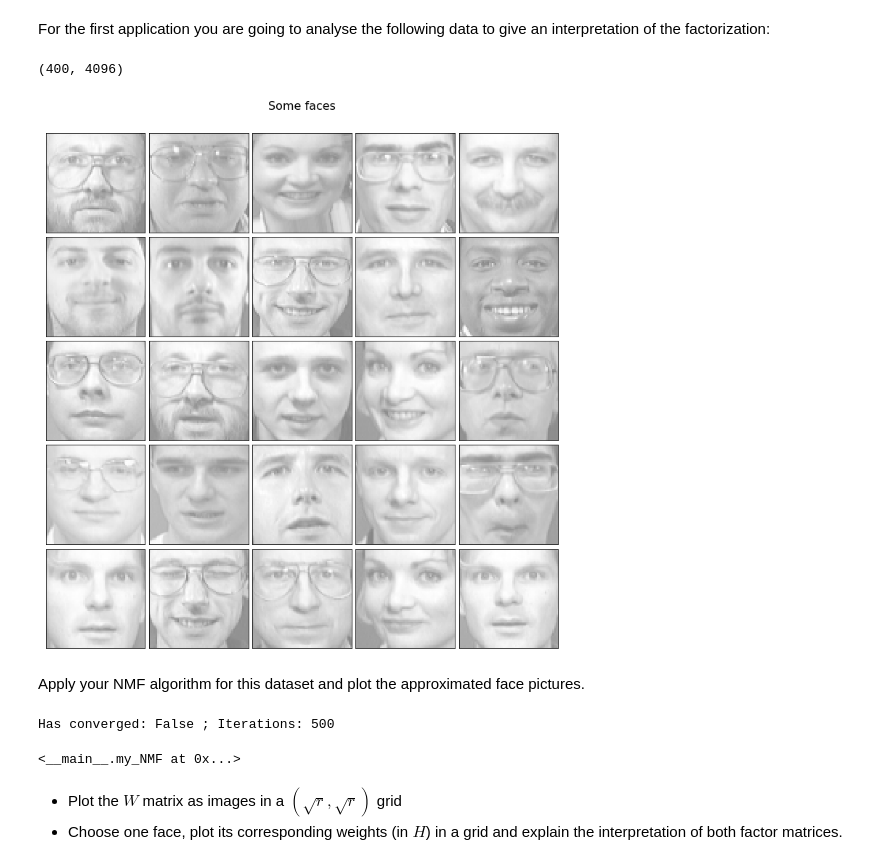
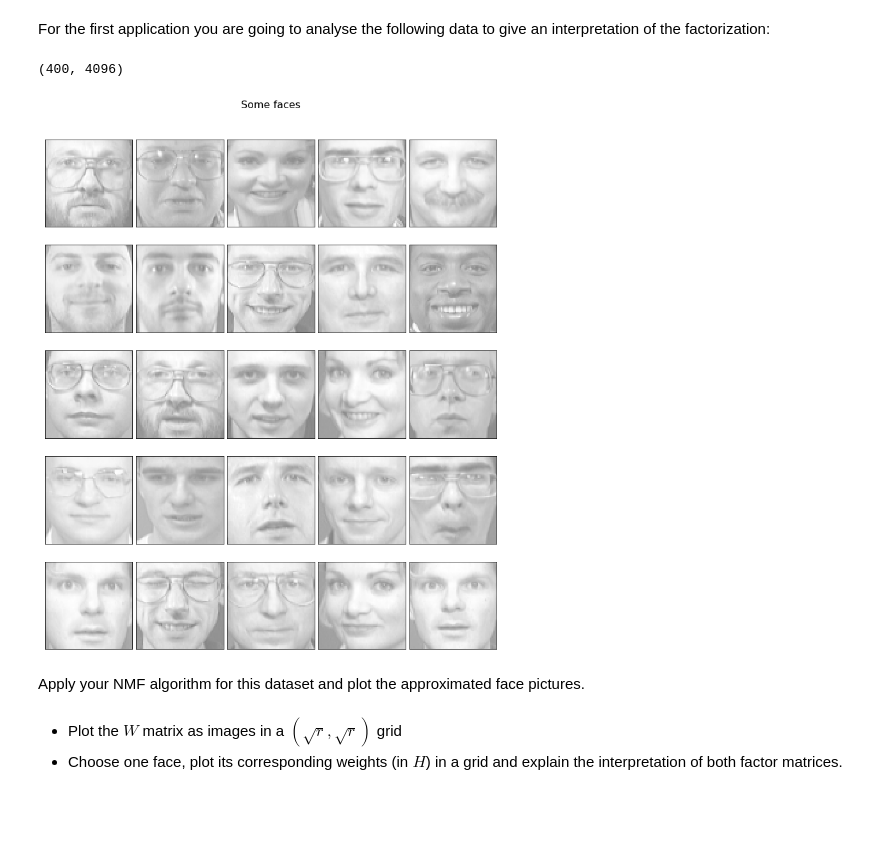
Before and after one commit to EmmanuelJhno/AML-labs, a Jupyter notebook: Cours 8 - TP/L7_Jehanno_Brandeis.ipynb, the cells around one changed output. Cells and saved outputs as stored; diff of their text form; code cells hidden in the pictures; blank space fills up the shorter version.

```diff
--- a/Cours 8 - TP/L7_Jehanno_Brandeis.ipynb
+++ b/Cours 8 - TP/L7_Jehanno_Brandeis.ipynb
@@ -143,38 +156,31 @@ For the first application you are going to analyse the following data to give an
 # %%
 from sklearn.datasets import fetch_olivetti_faces
 
 dataset = fetch_olivetti_faces(shuffle=True)
 
 faces = dataset.data
 image_shape = (64, 64)
 
 n_samples, n_features = faces.shape
 
-def plot_faces(title, images, image_shape, n_col=5, n_row=5, cmap=plt.cm.gray):
-    plt.figure(figsize=(2. * n_col, 2.26 * n_row))
+def plot_faces(title, images, image_shape, n_col=5, n_row=5, cmap=plt.cm.gray, h=2., w=2.6):
+    plt.figure(figsize=(h * n_col, w * n_row))
     plt.suptitle(title, size=16)
     for i, comp in enumerate(images):
         plt.subplot(n_row, n_col, i + 1)
         vmax = max(comp.max(), -comp.min())
         plt.imshow(comp.reshape(image_shape), cmap=cmap,
                    interpolation='nearest',
                    vmin=-vmax, vmax=vmax)
         plt.xticks(())
         plt.yticks(())
     plt.subplots_adjust(0.01, 0.05, 0.99, 0.93, 0.04, 0.)
 
 plot_faces("Some faces", faces[:25], image_shape)
 
 faces.shape
 # %% [output]
 (400, 4096)
-[figure, old version]
+[figure, new version]
 # %% [markdown]
 Apply your NMF algorithm for this dataset and plot the approximated face pictures.
-# %%
-r = 49
-model = my_NMF(n_components=r, loss='Frobenius', epsilon=1e-6, max_iter = 200)
-model.fit_transform(faces)
-# %% [output]
-Has converged: False ; Iterations: 500
-<__main__.my_NMF at 0x...>
```
Also changed, not shown: parts of 11 cells of this notebook.
